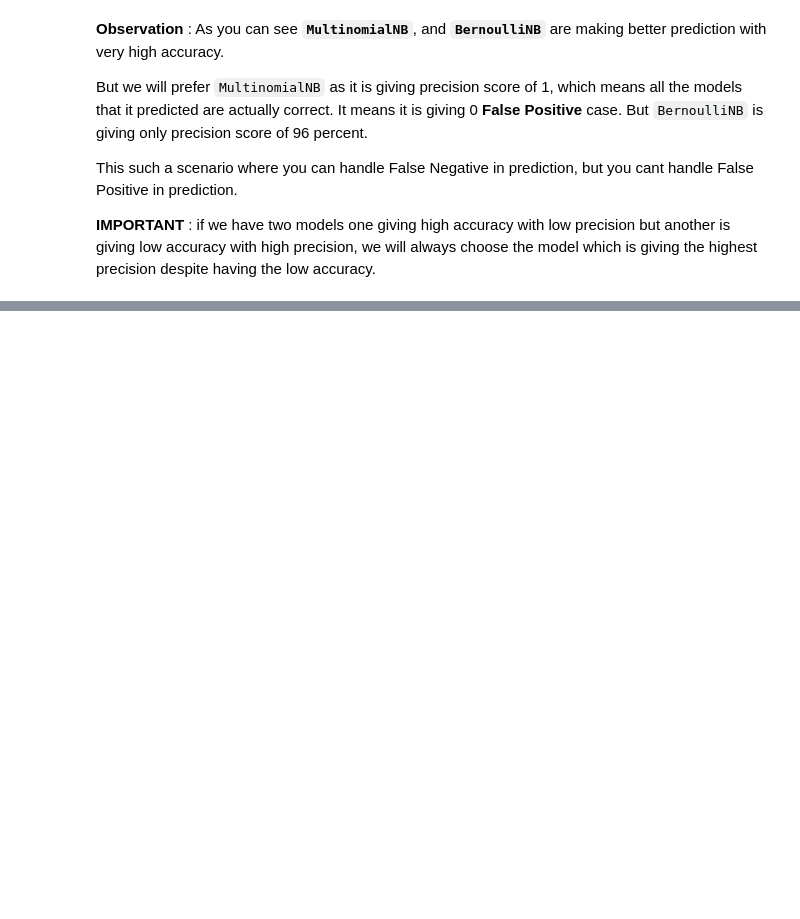
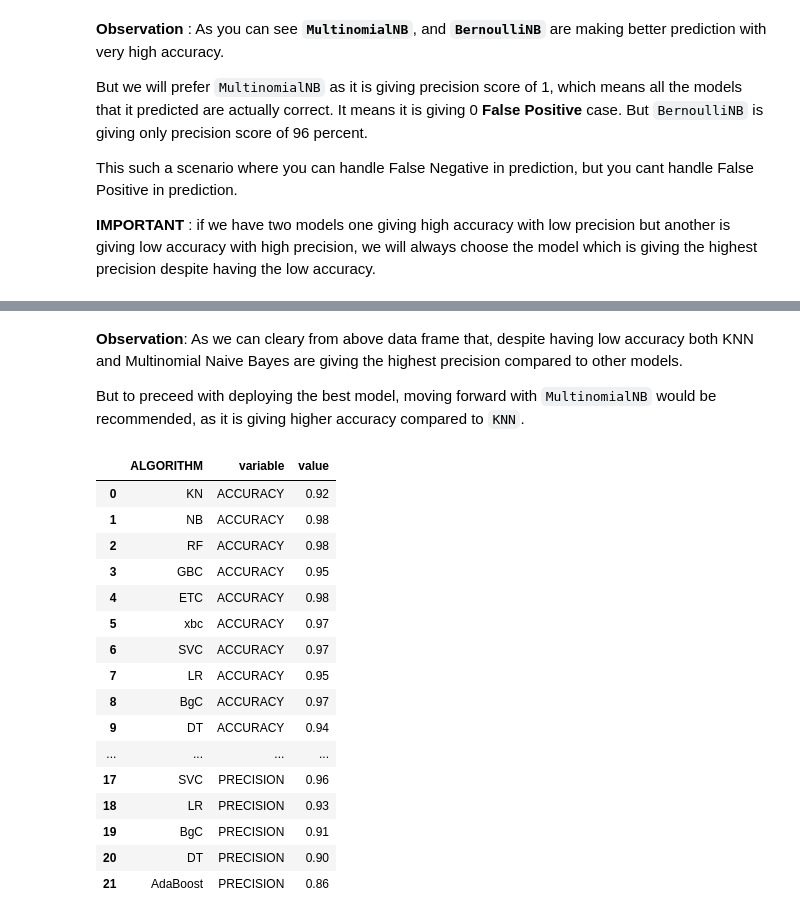
Before and after one commit to Ashura369/PROJECTS, a Jupyter notebook: Email_Spam_Classifier/2_model_building.ipynb, the cells around one changed output, grey strips where cells are left out. Drawn from its saved outputs; the diff is of its cells as text; code cells hidden in the pictures; blank space fills up the shorter version.

```diff
--- a/Email_Spam_Classifier/2_model_building.ipynb
+++ b/Email_Spam_Classifier/2_model_building.ipynb
@@ -201,0 +232,9 @@ This such a scenario where you can handle False Negative in prediction, but you
+# %%
+def train(model, X_train, y_train, X_test, y_test):
+    model.fit(X_train, y_train)
+    pred = model.predict(X_test)
+
+    accuracy = round(accuracy_score(y_test, pred), 2)
+    precision = round(precision_score(y_test, pred), 2)
+
+    return accuracy, precision
@@ -201,0 +296,25 @@ This such a scenario where you can handle False Negative in prediction, but you
+# %% [markdown]
+**Observation**: As we can cleary from above data frame that, despite having low accuracy both KNN and Multinomial Naive Bayes are giving the highest precision compared to other models.
+
+But to preceed with deploying the best model, moving forward with `MultinomialNB` would be recommended, as it is giving higher accuracy compared to `KNN`.
+# %%
+performance = pd.melt(performance, id_vars = "ALGORITHM")
+performance
+# %% [output]
+|  | ALGORITHM | variable | value |
+| 0 | KN | ACCURACY | 0.92 |
+| 1 | NB | ACCURACY | 0.98 |
+| 2 | RF | ACCURACY | 0.98 |
+| 3 | GBC | ACCURACY | 0.95 |
+| 4 | ETC | ACCURACY | 0.98 |
+| 5 | xbc | ACCURACY | 0.97 |
+| 6 | SVC | ACCURACY | 0.97 |
+| 7 | LR | ACCURACY | 0.95 |
+| 8 | BgC | ACCURACY | 0.97 |
+| 9 | DT | ACCURACY | 0.94 |
+| ... | ... | ... | ... |
+| 17 | SVC | PRECISION | 0.96 |
+| 18 | LR | PRECISION | 0.93 |
+| 19 | BgC | PRECISION | 0.91 |
+| 20 | DT | PRECISION | 0.90 |
+| 21 | AdaBoost | PRECISION | 0.86 |
```
Also changed, not shown: parts of 10 cells of this notebook.
